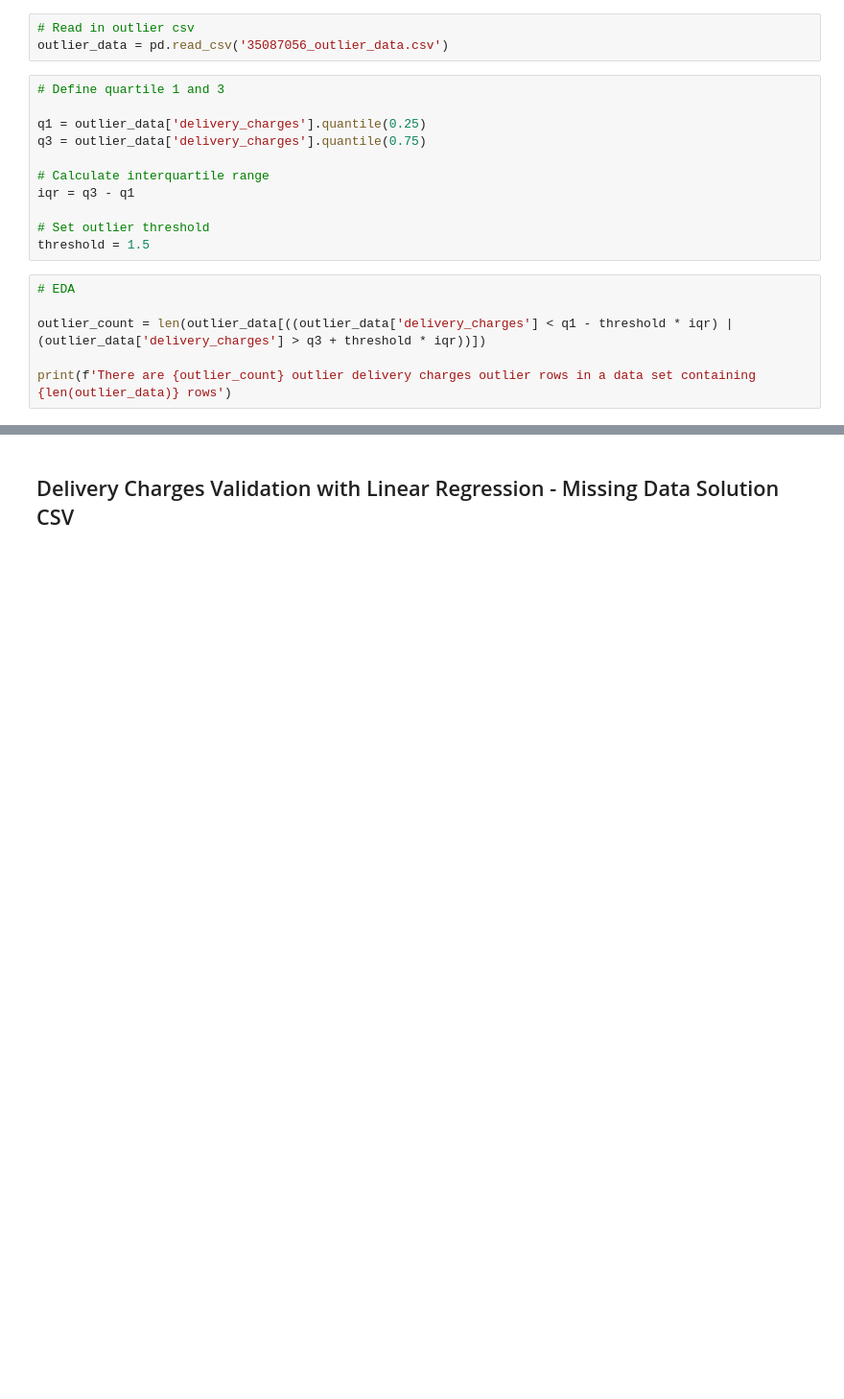
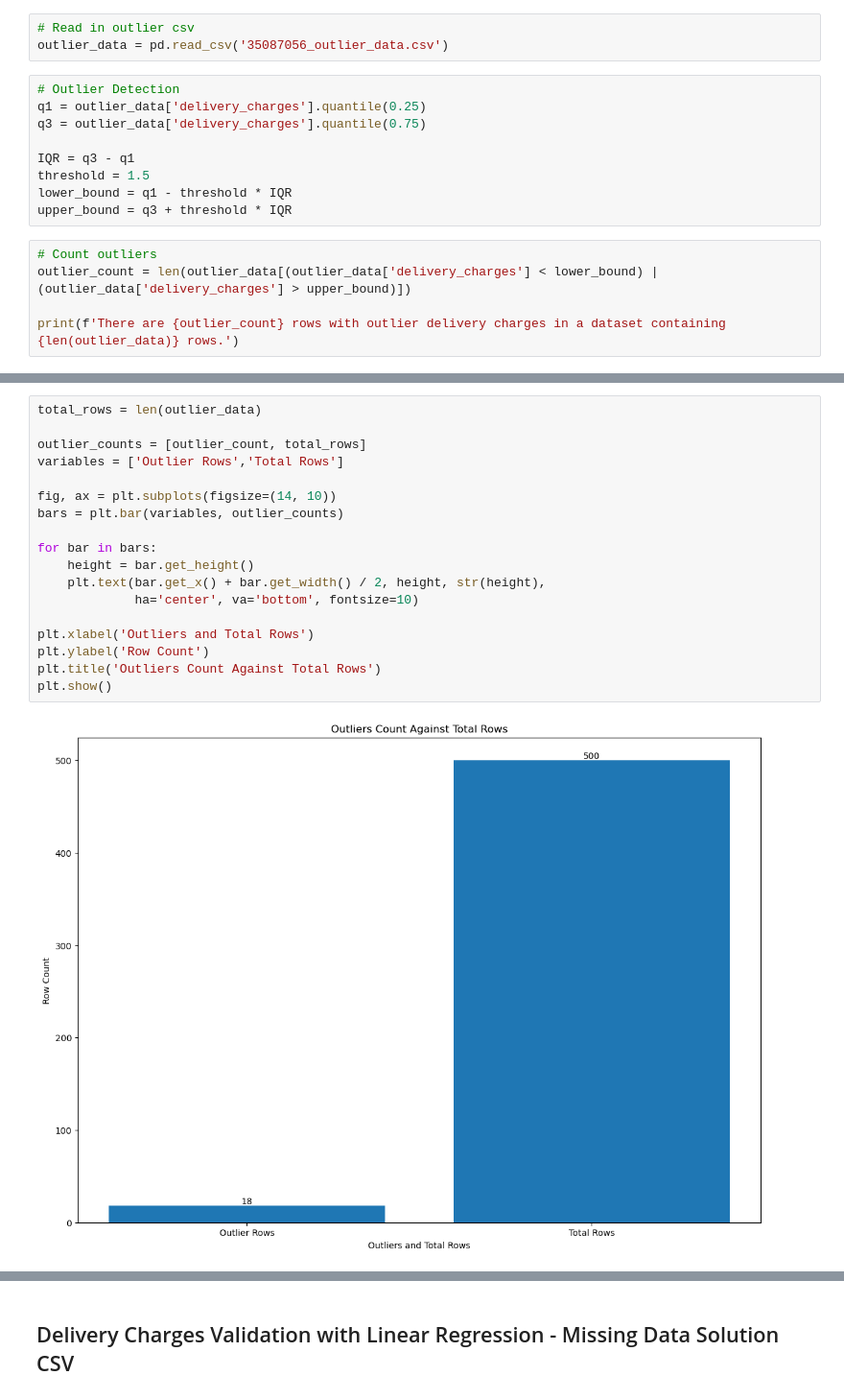
Before and after one commit to MathiasHMorgan/Data-Wrangling-Project, a Jupyter notebook: 35087056_ass2.ipynb, the cells around one changed output, grey strips where cells are left out. Shown at 96% size. Drawn from its saved outputs; the diff is of its cells as text; blank space fills up the shorter version.

```diff
--- a/35087056_ass2.ipynb
+++ b/35087056_ass2.ipynb
@@ -289,20 +306,17 @@ dirty_data.to_csv('35087056_dirty_data_solution.csv')
 # Read in outlier csv
 outlier_data = pd.read_csv('35087056_outlier_data.csv')
 # %%
-# Define quartile 1 and 3
-
+# Outlier Detection
 q1 = outlier_data['delivery_charges'].quantile(0.25)
 q3 = outlier_data['delivery_charges'].quantile(0.75)
 
-# Calculate interquartile range
-iqr = q3 - q1
-
-# Set outlier threshold
+IQR = q3 - q1
 threshold = 1.5
+lower_bound = q1 - threshold * IQR
+upper_bound = q3 + threshold * IQR
 # %%
-# EDA
+# Count outliers
+outlier_count = len(outlier_data[(outlier_data['delivery_charges'] < lower_bound) | (outlier_data['delivery_charges'] > upper_bound)])
 
-outlier_count = len(outlier_data[((outlier_data['delivery_charges'] < q1 - threshold * iqr) | (outlier_data['delivery_charges'] > q3 + threshold * iqr))])
-
-print(f'There are {outlier_count} outlier delivery charges outlier rows in a data set containing {len(outlier_data)} rows')
+print(f'There are {outlier_count} rows with outlier delivery charges in a dataset containing {len(outlier_data)} rows.')
 # %% [output]
@@ -310,2 +324,22 @@ There are 18 outlier delivery charges outlier rows in a data set containing 500
+# %%
+total_rows = len(outlier_data)
+
+outlier_counts = [outlier_count, total_rows]
+variables = ['Outlier Rows','Total Rows']
+
+fig, ax = plt.subplots(figsize=(14, 10))
+bars = plt.bar(variables, outlier_counts)
+
+for bar in bars:
+    height = bar.get_height()
+    plt.text(bar.get_x() + bar.get_width() / 2, height, str(height),
+             ha='center', va='bottom', fontsize=10)
+
+plt.xlabel('Outliers and Total Rows')
+plt.ylabel('Row Count')
+plt.title('Outliers Count Against Total Rows')
+plt.show()
+# %% [output]
+[figure, added]
 # %%
 # Filter data frame on delivery charges values that are not outliers
```
Also changed, not shown: parts of 17 cells of this notebook.
